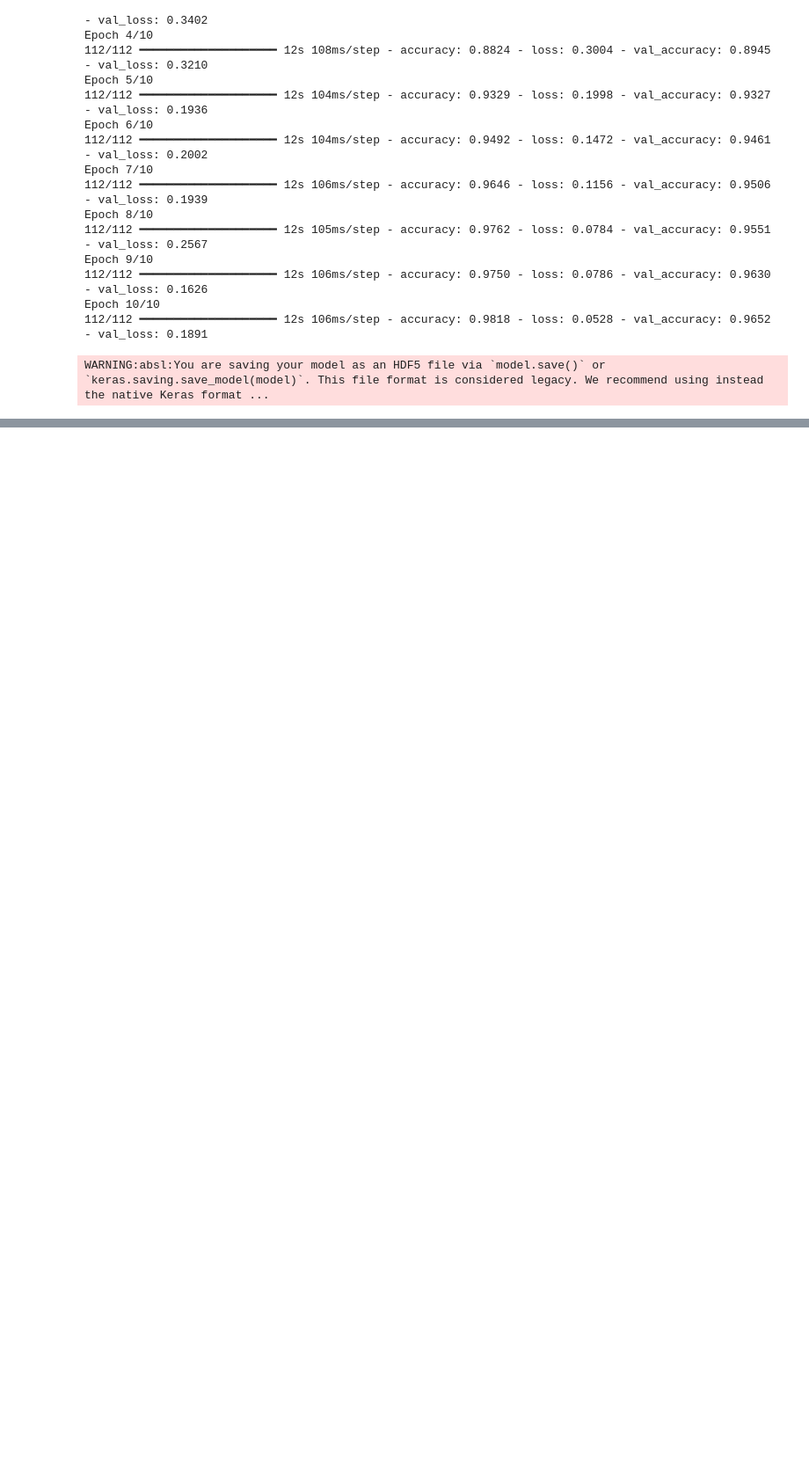
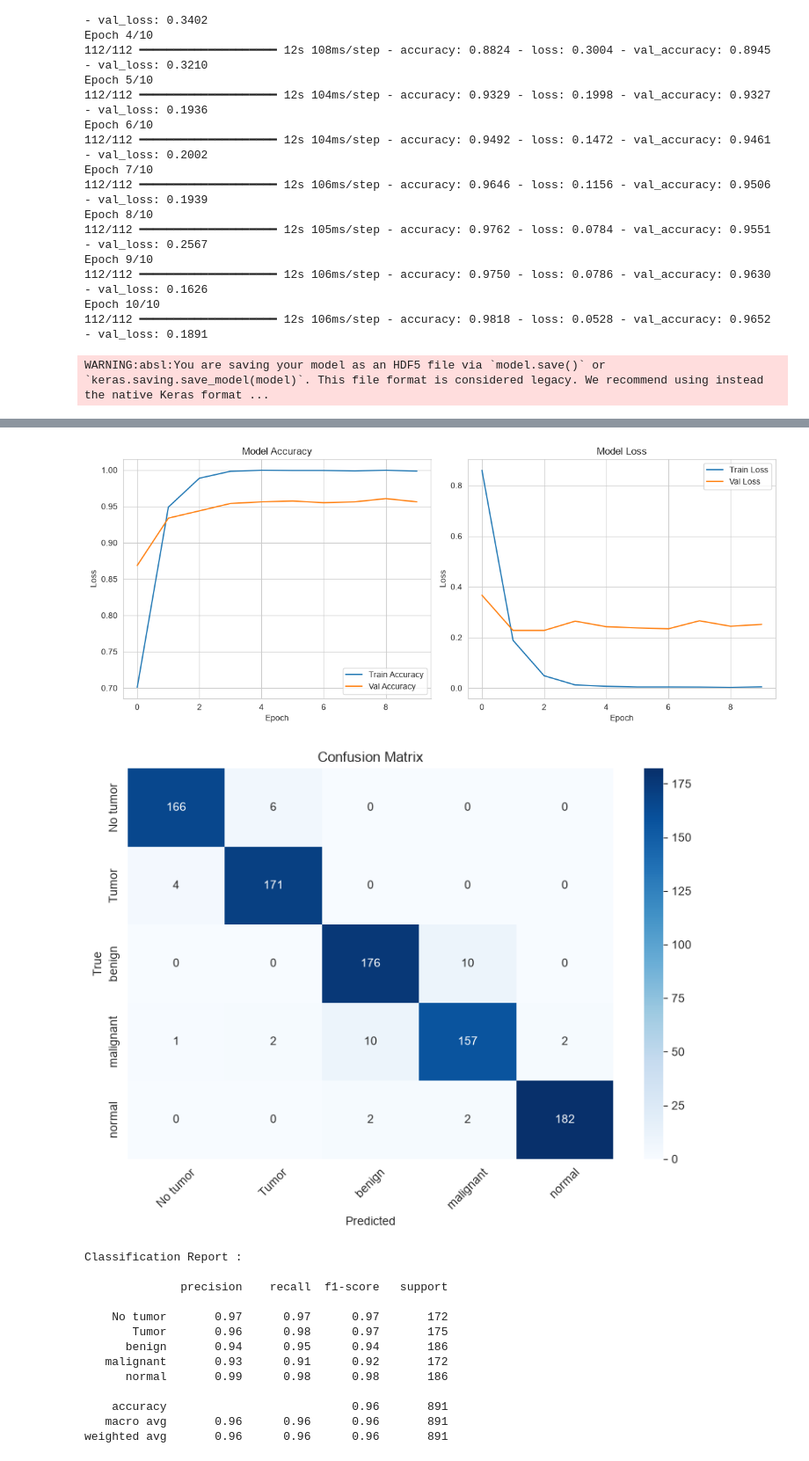
Before and after one commit to mdzaheerjk/END-2-END-Tumor-Detection-with-XAI-and-GCP, a Jupyter notebook: Notebook/MODEL.ipynb, the cells around one changed output, grey strips where cells are left out. Shown at 88% size. Drawn from its saved outputs; the diff is of its cells as text; code cells hidden in the pictures; blank space fills up the shorter version.

```diff
--- a/Notebook/MODEL.ipynb
+++ b/Notebook/MODEL.ipynb
@@ -457,0 +696,17 @@ WARNING:absl:You are saving your model as an HDF5 file via `model.save()` or `ke
+# %%
+X_train, X_test, y_train, y_test = train_test_split(X, y, test_size=0.2, random_state=42)
+# %%
+inputs=Input(shape=(image_size[0],image_size[1],3))
+x=TrigConv2D(filters=16,kernel_size=3,frequency=2.0)(inputs)
+x=tf.keras.layers.Activation('relu')(x)
+x=tf.keras.layers.MaxPooling2D(pool_size=(2,2))(x)
+x=tf.keras.layers.Conv2D(32,(3,3),activation='relu')(x)
+x=tf.keras.layers.MaxPooling2D(pool_size=(2,2))(x)
+x=Flatten()(x)
+x=Dense(64,activation='relu')(x)
+outputs=Dense(len(label_names),activation='softmax')(x)
+
+model=Model(inputs,outputs)
+model.compile(optimizer='adam',loss='categorical_crossentropy',metrics=['accuracy'])
+# %%
+history = model.fit(X_train, y_train, epochs=10, batch_size=32, validation_data=(X_test, y_test))
@@ -457,0 +734,58 @@ WARNING:absl:You are saving your model as an HDF5 file via `model.save()` or `ke
+# %%
+
+
+fig,(ax1,ax2)=plt.subplots(1,2,figsize=(12,5))
+
+ax1.plot(history.history['accuracy'],label='Train Accuracy')
+ax1.plot(history.history['val_accuracy'],label='Val Accuracy')
+ax1.set_title(f"Model Accuracy")
+ax1.set_xlabel('Epoch')
+ax1.set_ylabel("Loss")
+ax1.legend()
+ax2.plot(history.history['loss'], label='Train Loss')
+ax2.plot(history.history['val_loss'], label='Val Loss')
+ax2.set_title(f'Model Loss')
+ax2.set_xlabel('Epoch')
+ax2.set_ylabel('Loss')
+ax2.legend()
+plt.tight_layout()
+plt.show()
+
+
+y_pred = model.predict(x_test, verbose=0)
+y_pred_classes = np.argmax(y_pred, axis=1)
+y_test_classes = np.argmax(y_test, axis=1)
+
+cm=confusion_matrix(y_test_classes,y_pred_classes)
+
+plt.figure(figsize=(8,6))
+sns.heatmap(
+        cm,annot=True,fmt='d',cmap='Blues',
+        xticklabels=label_names,
+        yticklabels=label_names
+    )
+plt.title(f"Confusion Matrix")
+plt.xlabel("Predicted")
+plt.ylabel("True")
+plt.xticks(rotation=45)
+plt.tight_layout()
+plt.show()
+
+print(f"Classification Report : \n")
+print(classification_report(y_test_classes,y_pred_classes,target_names=label_names))
+# %% [output]
+[figure, added]
+[figure, added]
+Classification Report :
+
+              precision    recall  f1-score   support
+
+    No tumor       0.97      0.97      0.97       172
+       Tumor       0.96      0.98      0.97       175
+      benign       0.94      0.95      0.94       186
+   malignant       0.93      0.91      0.92       172
+      normal       0.99      0.98      0.98       186
+
+    accuracy                           0.96       891
+   macro avg       0.96      0.96      0.96       891
+weighted avg       0.96      0.96      0.96       891
```
Also changed, not shown: parts of 23 cells of this notebook, 4 other files.
